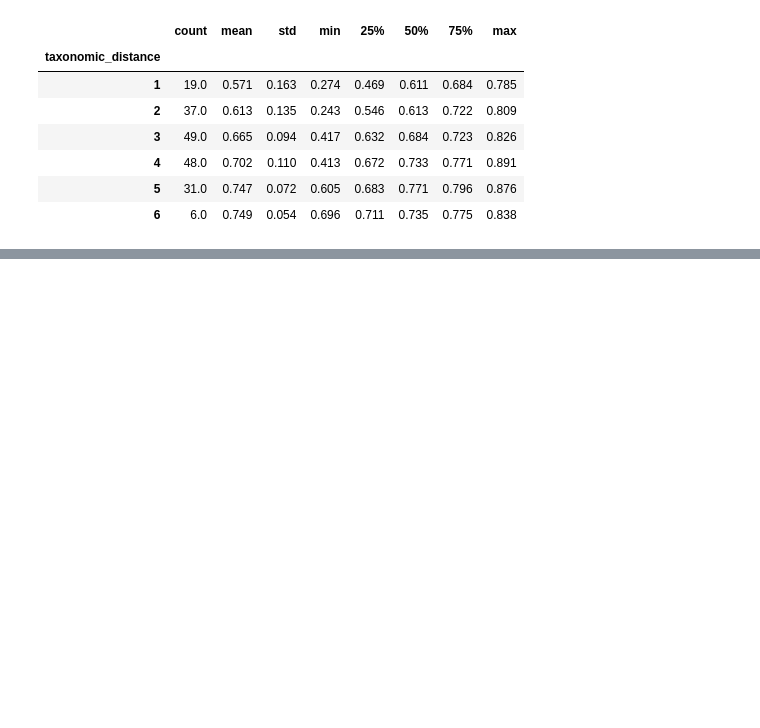
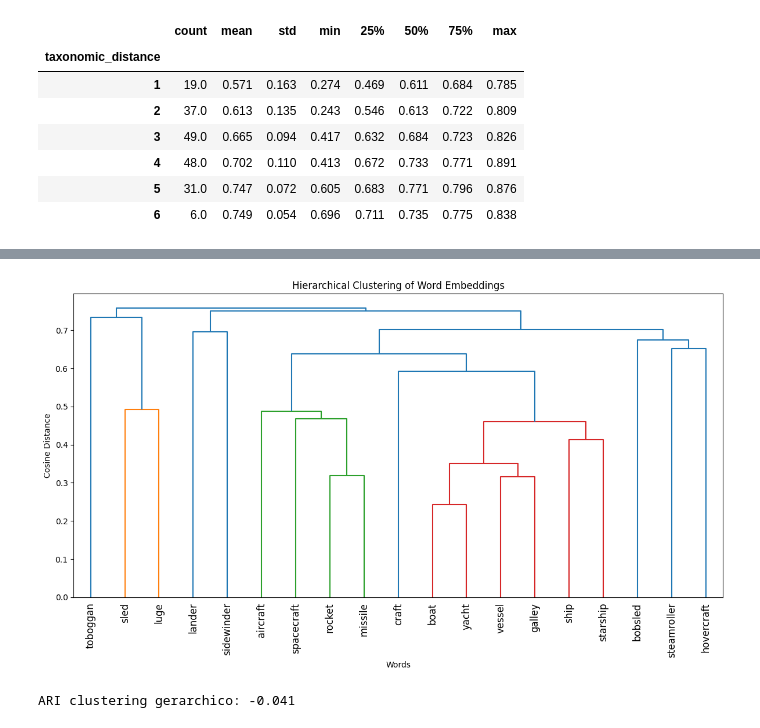
Before and after one commit to MarcoBuonanno/Tesi_2025-26-La-Geometria-degli-Embedding-di-un-LLm, a Jupyter notebook: Esercizio_2/Es2_tesi.ipynb, the cells around one changed output, grey strips where cells are left out. Drawn from its saved outputs; the diff is of its cells as text; code cells hidden in the pictures; blank space fills up the shorter version.

```diff
--- a/Esercizio_2/Es2_tesi.ipynb
+++ b/Esercizio_2/Es2_tesi.ipynb
@@ -431,2 +509,7 @@ clusters = kmeans.fit_predict(X)
+# %%
+#ricreo la cosine matrix senza vehicle però
+cosine_matrix_19 = cosine_matrix.drop(
+    index="vehicle",
+    columns="vehicle")
 # %%
 cluster_df = pd.DataFrame({
@@ -473,0 +560,4 @@ Cluster 2:
+# %%
+#Gerarchico
+#trasformo la matrice in forma scypy: estrae il triangolo superiore della matrice e lo convere in un vettore
+distance_vector = squareform(cosine_matrix_19.values)
@@ -473,0 +591,17 @@ Cluster 2:
+# %%
+plt.figure(figsize=(12, 7))
+
+dendrogram(
+    Z,
+    labels=cosine_matrix_19.index.tolist(),
+    leaf_rotation=90
+)
+
+plt.xlabel("Words")
+plt.ylabel("Cosine Distance")
+plt.title("Hierarchical Clustering of Word Embeddings")
+
+plt.tight_layout()
+plt.show()
+# %% [output]
+[figure, new version]
@@ -473,0 +619,10 @@ Cluster 2:
+# %%
+#ARI
+ari_hierarchical = adjusted_rand_score(
+    y_true,
+    y_pred_hierarchical
+)
+
+print(f"ARI clustering gerarchico: {ari_hierarchical:.3f}")
+# %% [output]
+ARI clustering gerarchico: -0.041
```
Also changed, not shown: parts of 20 cells of this notebook, 3 other files.
